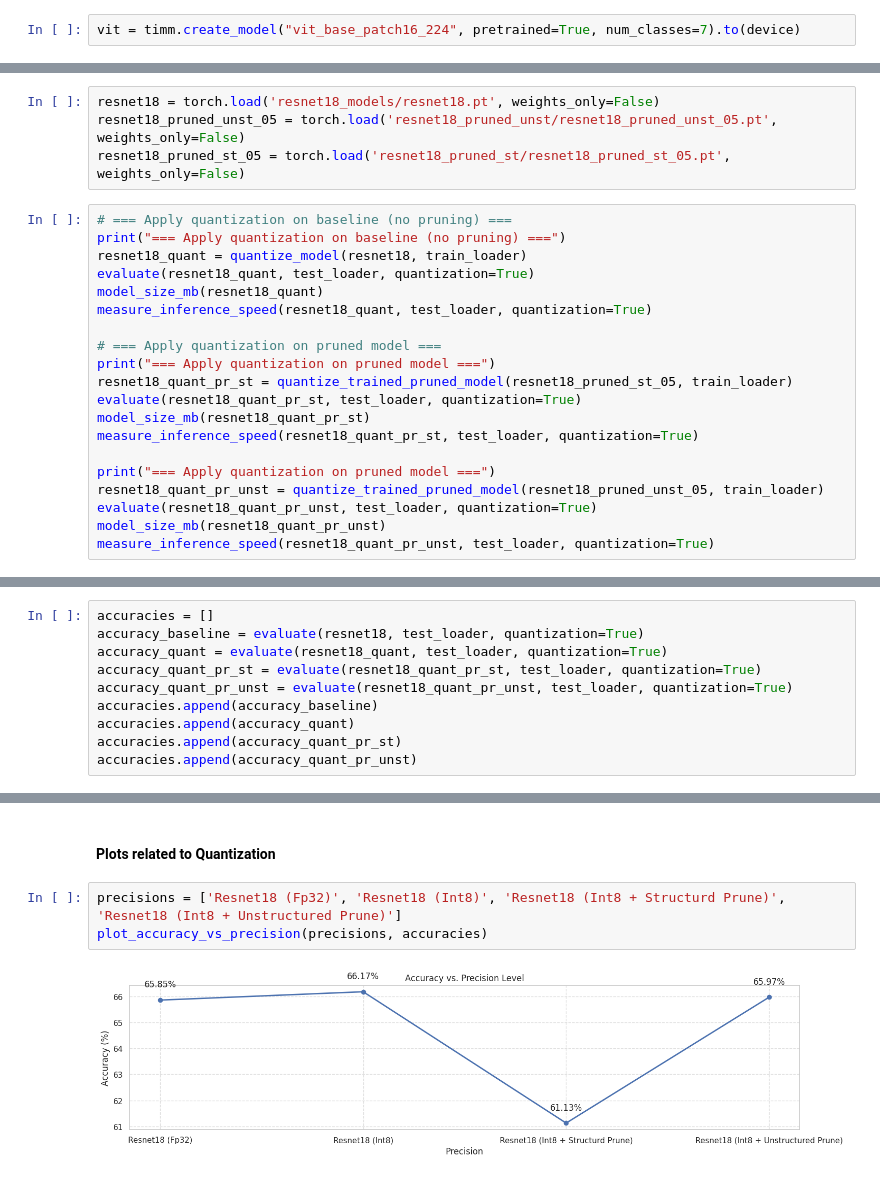
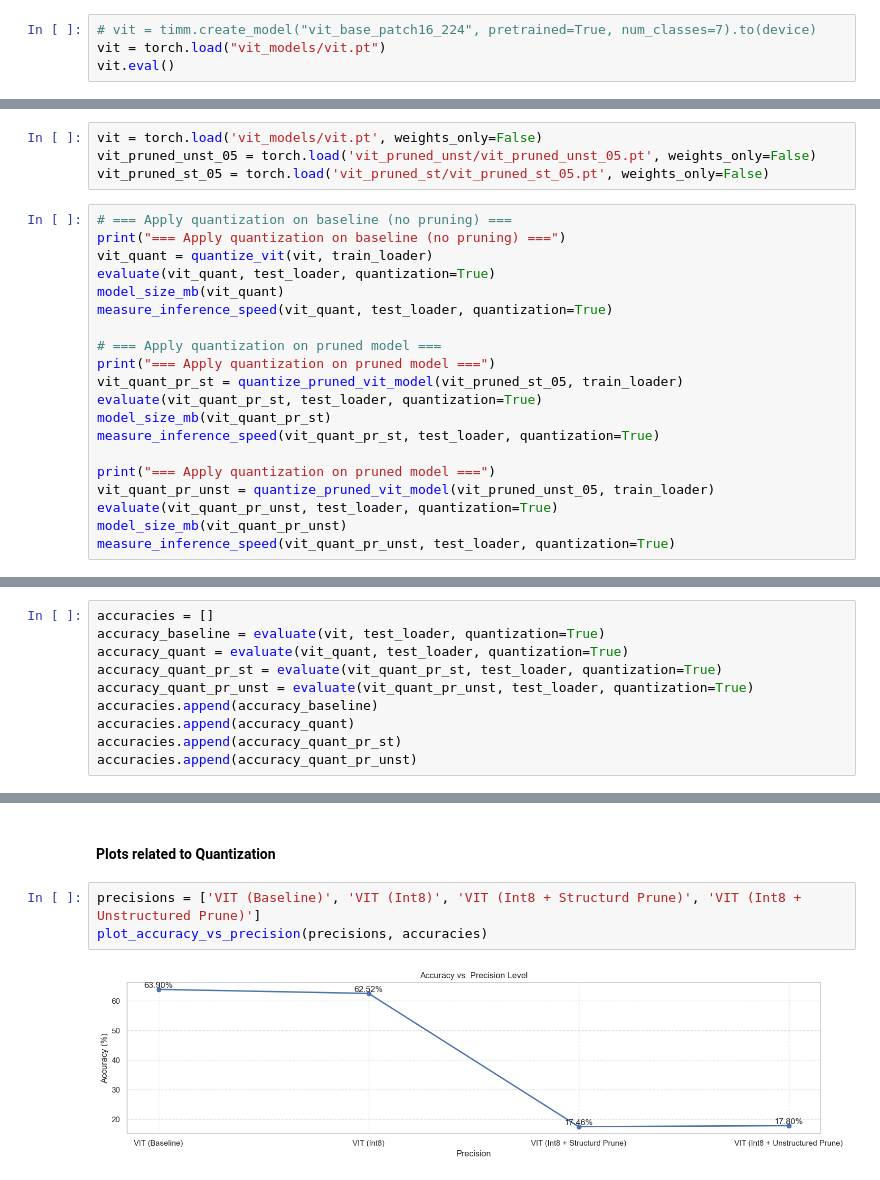
Before and after one commit to sakshimahadik25/Pruning-Quantization-CNNs-ViT, a Jupyter notebook: project_dlba_vit_final.ipynb, the cells around one changed output, grey strips where cells are left out. Drawn from its saved outputs; the diff is of its cells as text.

```diff
--- a/project_dlba_vit_final.ipynb
+++ b/project_dlba_vit_final.ipynb
@@ -67,4 +69,6 @@ Test samples: 7178
 # %% [markdown]
 ### Load VIT model
 # %%
-vit = timm.create_model("vit_base_patch16_224", pretrained=True, num_classes=7).to(device)
+# vit = timm.create_model("vit_base_patch16_224", pretrained=True, num_classes=7).to(device)
+vit = torch.load("vit_models/vit.pt")
+vit.eval()
@@ -889,28 +946,28 @@ plot_flops_after_pruning(labels, flops_values)
 # %% [markdown]
 #### Quantization
 # %%
-resnet18 = torch.load('resnet18_models/resnet18.pt', weights_only=False)
-resnet18_pruned_unst_05 = torch.load('resnet18_pruned_unst/resnet18_pruned_unst_05.pt', weights_only=False)
-resnet18_pruned_st_05 = torch.load('resnet18_pruned_st/resnet18_pruned_st_05.pt', weights_only=False)
+vit = torch.load('vit_models/vit.pt', weights_only=False)
+vit_pruned_unst_05 = torch.load('vit_pruned_unst/vit_pruned_unst_05.pt', weights_only=False)
+vit_pruned_st_05 = torch.load('vit_pruned_st/vit_pruned_st_05.pt', weights_only=False)
 # %%
 # === Apply quantization on baseline (no pruning) ===
 print("=== Apply quantization on baseline (no pruning) ===")
-resnet18_quant = quantize_model(resnet18, train_loader)
-evaluate(resnet18_quant, test_loader, quantization=True)
-model_size_mb(resnet18_quant)
-measure_inference_speed(resnet18_quant, test_loader, quantization=True)
+vit_quant = quantize_vit(vit, train_loader)
+evaluate(vit_quant, test_loader, quantization=True)
+model_size_mb(vit_quant)
+measure_inference_speed(vit_quant, test_loader, quantization=True)
 
 # === Apply quantization on pruned model ===
 print("=== Apply quantization on pruned model ===")
-resnet18_quant_pr_st = quantize_trained_pruned_model(resnet18_pruned_st_05, train_loader)
-evaluate(resnet18_quant_pr_st, test_loader, quantization=True)
-model_size_mb(resnet18_quant_pr_st)
-measure_inference_speed(resnet18_quant_pr_st, test_loader, quantization=True)
+vit_quant_pr_st = quantize_pruned_vit_model(vit_pruned_st_05, train_loader)
+evaluate(vit_quant_pr_st, test_loader, quantization=True)
+model_size_mb(vit_quant_pr_st)
+measure_inference_speed(vit_quant_pr_st, test_loader, quantization=True)
 
 print("=== Apply quantization on pruned model ===")
-resnet18_quant_pr_unst = quantize_trained_pruned_model(resnet18_pruned_unst_05, train_loader)
-evaluate(resnet18_quant_pr_unst, test_loader, quantization=True)
-model_size_mb(resnet18_quant_pr_unst)
-measure_inference_speed(resnet18_quant_pr_unst, test_loader, quantization=True)
+vit_quant_pr_unst = quantize_pruned_vit_model(vit_pruned_unst_05, train_loader)
+evaluate(vit_quant_pr_unst, test_loader, quantization=True)
+model_size_mb(vit_quant_pr_unst)
+measure_inference_speed(vit_quant_pr_unst, test_loader, quantization=True)
 # %% [output]
 === Apply quantization on baseline (no pruning) ===
@@ -933,9 +990,9 @@ torch.save(resnet18_quant_pr_unst, 'resnet18_quantization/resnet18_quant_pr_unst
 # %%
 accuracies = []
-accuracy_baseline = evaluate(resnet18, test_loader, quantization=True)
-accuracy_quant = evaluate(resnet18_quant, test_loader, quantization=True)
-accuracy_quant_pr_st = evaluate(resnet18_quant_pr_st, test_loader, quantization=True)
-accuracy_quant_pr_unst = evaluate(resnet18_quant_pr_unst, test_loader, quantization=True)
+accuracy_baseline = evaluate(vit, test_loader, quantization=True)
+accuracy_quant = evaluate(vit_quant, test_loader, quantization=True)
+accuracy_quant_pr_st = evaluate(vit_quant_pr_st, test_loader, quantization=True)
+accuracy_quant_pr_unst = evaluate(vit_quant_pr_unst, test_loader, quantization=True)
 accuracies.append(accuracy_baseline)
 accuracies.append(accuracy_quant)
 accuracies.append(accuracy_quant_pr_st)
@@ -963,10 +1020,10 @@ Avg Inference Time per Batch: 0.1840 sec
 # %% [markdown]
 #### Plots related to Quantization
 # %%
-precisions = ['Resnet18 (Fp32)', 'Resnet18 (Int8)', 'Resnet18 (Int8 + Structurd Prune)', 'Resnet18 (Int8 + Unstructured Prune)']
+precisions = ['VIT (Baseline)', 'VIT (Int8)', 'VIT (Int8 + Structurd Prune)', 'VIT (Int8 + Unstructured Prune)']
 plot_accuracy_vs_precision(precisions, accuracies)
 # %% [output]
-[figure, old version]
+[figure, new version]
 # %%
 plot_inference_time(precisions, inf_speeds_quantization)
 # %% [output]
```
Also changed, not shown: parts of 25 cells of this notebook.
